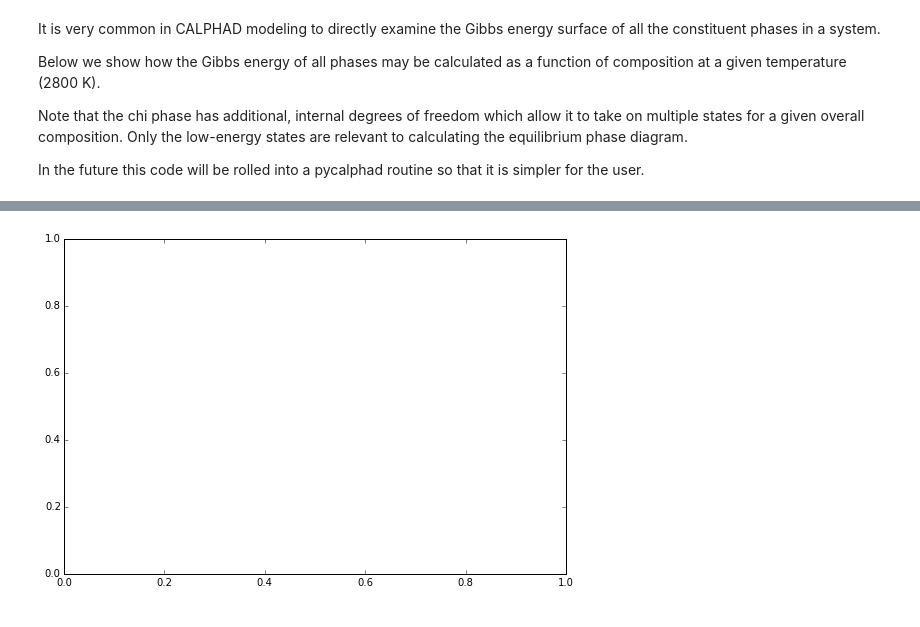
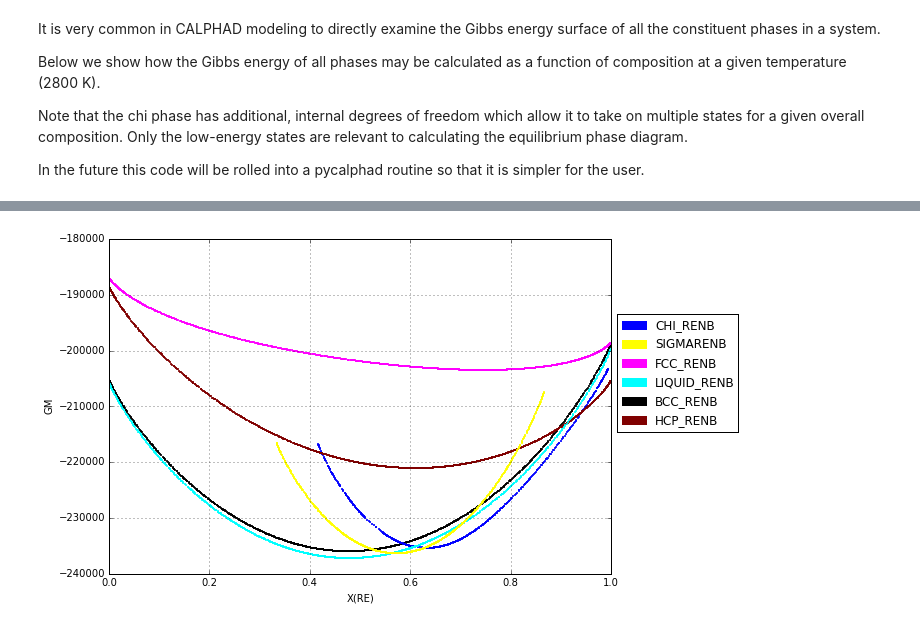
Before and after one commit to pycalphad/pycalphad, a Jupyter notebook: examples/BinaryExamples.ipynb, the cells around one changed output, grey strips where cells are left out. Drawn from its saved outputs; the diff is of its cells as text; code cells hidden in the pictures.

```diff
--- a/examples/BinaryExamples.ipynb
+++ b/examples/BinaryExamples.ipynb
@@ -68,36 +109,0 @@ Wall time: 17.5 s
-# %%
-from pycalphad import energy_surf
-import numpy as np
-import matplotlib.patches as mpatches
-colorlist = {}
-
-# colors from Junwei Huang, March 21 2013
-# exclude green and red because of their special meaning on the diagram
-ColorValues=["0000FF", "FFFF00", "FF00FF", "00FFFF", "000000",
-        "800000", "008000", "000080", "808000", "800080", "008080", "808080",
-        "C00000", "00C000", "0000C0", "C0C000", "C000C0", "00C0C0", "C0C0C0",
-        "400000", "004000", "000040", "404000", "400040", "004040", "404040",
-        "200000", "002000", "000020", "202000", "200020", "002020", "202020",
-        "600000", "006000", "000060", "606000", "600060", "006060", "606060",
-        "A00000", "00A000", "0000A0", "A0A000", "A000A0", "00A0A0", "A0A0A0",
-        "E00000", "00E000", "0000E0", "E0E000", "E000E0", "00E0E0", "E0E0E0"]
-M=len(ColorValues)
-
-phasecount = 0
-legend_handles = []
-for phase in my_phases:
-    phase = phase.upper()
-    colorlist[phase] = "#"+ColorValues[np.mod(phasecount,M)]
-    legend_handles.append(mpatches.Patch(color=colorlist[phase], label=phase))
-    phasecount = phasecount + 1
-
-fig = plt.figure(figsize=(9,6))
-ax = fig.gca()
-pdens=[{'BCC_B2': 100000, 'AL3NI2': 10000}, 2000]
-pdens=2000
-%time nrg_df = energy_surf(db, ['AL', 'NI', 'VA'], my_phases, T=1000, pdens=pdens, mode='numpy')
-#nrg_df.to_excel('b2.xlsx')
-group_df = nrg_df.groupby('Phase')
-for phase, phase_df in group_df:
-    ax = phase_df.plot(kind='scatter', x='X(AL)', y='GM', ax=ax, color=colorlist[phase.upper()], s=1, xlim=(0,1))
-ax = ax.legend(handles=legend_handles, loc='center left', bbox_to_anchor=(1, 0.6))
@@ -136,7 +138,7 @@ M=len(ColorValues)
 
 phasecount = 0
 legend_handles = []
-for phase in my_phases:
+for phase in my_phases_nbre:
     phase = phase.upper()
     colorlist[phase] = "#"+ColorValues[np.mod(phasecount,M)]
     legend_handles.append(mpatches.Patch(color=colorlist[phase], label=phase))
@@ -146,7 +148,8 @@ fig = plt.figure(figsize=(9,6))
 ax = fig.gca()
 # chi phase needs extra point density to get smooth boundaries
 pdens = [{'CHI_RENB':4000}, 1000]
-%time nrg_df = energy_surf(db, ['RE', 'NB'], my_phases, T=2800, pdens=pdens)
+pdens = 2000
+%time nrg_df = energy_surf(db_nbre, ['RE', 'NB'], my_phases_nbre, T=2800.0, pdens=pdens)
 #print(nrg_df)
 group_df = nrg_df.groupby('Phase')
 for phase, phase_df in group_df:
@@ -157 +161 @@ ValueError: ['AL', 'NI'] has no components in {'NB', 'RE'}
-[figure, old version]
+[figure, new version]
```
Also changed, not shown: parts of 13 cells of this notebook, 2 other files.
